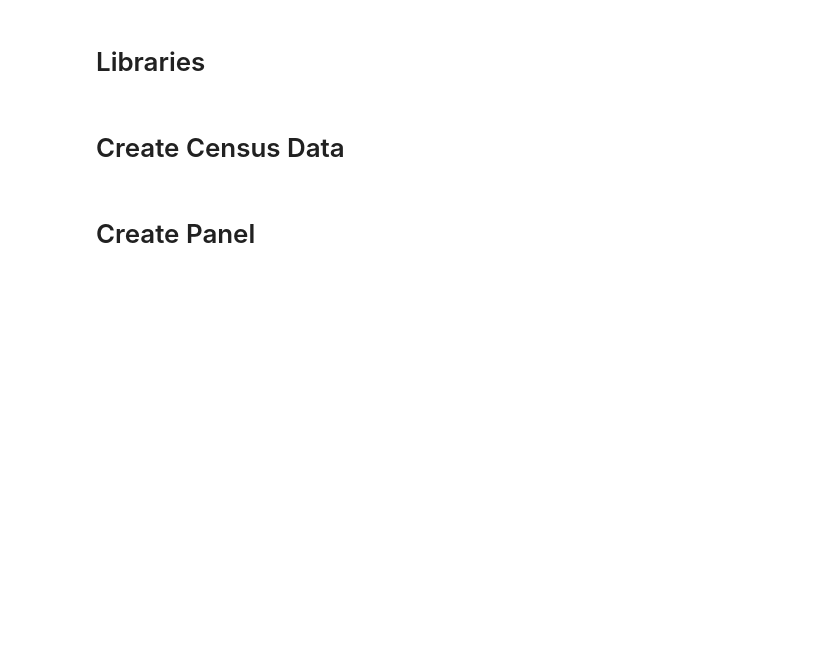
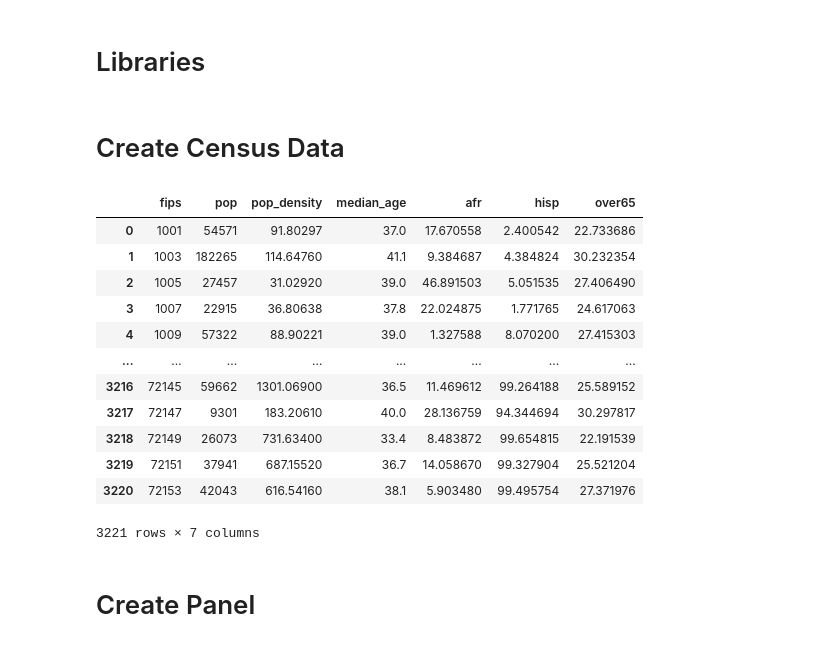
Before and after one commit to aditj/covid-ranking, a Jupyter notebook: notebooks/create_data.ipynb, the cells around one changed output. Cells and saved outputs as stored; diff of their text form; code cells hidden in the pictures; blank space fills up the shorter version.

```diff
--- a/notebooks/create_data.ipynb
+++ b/notebooks/create_data.ipynb
@@ -37,3 +37,31 @@ df_merged = reduce(lambda  left,right: pd.merge(left,right,on=['id']), dataframe
 df_merged['pop_density']=df_merged['pop']/df_merged['area']
 # %%
 df_merged.to_csv("../data/census.csv")
+# %%
+se=pd.read_csv('../data/socialexplorer/socialexplorer.csv',encoding = "ISO-8859-1")
+# %%
+tables=['T001_001','T002_002','T008_010','T008_011','T008_012','T008_013','T044_001','T054_003','T055_010']
+names=[]
+tables=['SE_'+ t for t in tables]
+se=se[['Geo_FIPS']+tables].copy()
+se['over65']=se.iloc[:,3:7].sum(axis=1)
+se=se.drop(se.columns[3:7],axis=1)
+se=se.rename(columns=dict(zip(se.columns, ['fips','pop','pop_density','median_age','afr','hisp','over65'])))
+# %%
+se[['afr','hisp','over65']]=se[['afr','hisp','over65']].div(se['pop'],axis=0)*100
+# %%
+se
+# %% [output]
+|  | fips | pop | pop_density | median_age | afr | hisp | over65 |
+| 0 | 1001 | 54571 | 91.80297 | 37.0 | 17.670558 | 2.400542 | 22.733686 |
+| 1 | 1003 | 182265 | 114.64760 | 41.1 | 9.384687 | 4.384824 | 30.232354 |
+| 2 | 1005 | 27457 | 31.02920 | 39.0 | 46.891503 | 5.051535 | 27.406490 |
+| 3 | 1007 | 22915 | 36.80638 | 37.8 | 22.024875 | 1.771765 | 24.617063 |
+| 4 | 1009 | 57322 | 88.90221 | 39.0 | 1.327588 | 8.070200 | 27.415303 |
+| ... | ... | ... | ... | ... | ... | ... | ... |
+| 3216 | 72145 | 59662 | 1301.06900 | 36.5 | 11.469612 | 99.264188 | 25.589152 |
+| 3217 | 72147 | 9301 | 183.20610 | 40.0 | 28.136759 | 94.344694 | 30.297817 |
+| 3218 | 72149 | 26073 | 731.63400 | 33.4 | 8.483872 | 99.654815 | 22.191539 |
+| 3219 | 72151 | 37941 | 687.15520 | 36.7 | 14.058670 | 99.327904 | 25.521204 |
+| 3220 | 72153 | 42043 | 616.54160 | 38.1 | 5.903480 | 99.495754 | 27.371976 |
+3221 rows × 7 columns
```
Also changed, not shown: parts of 26 cells of this notebook, 4 other files.
